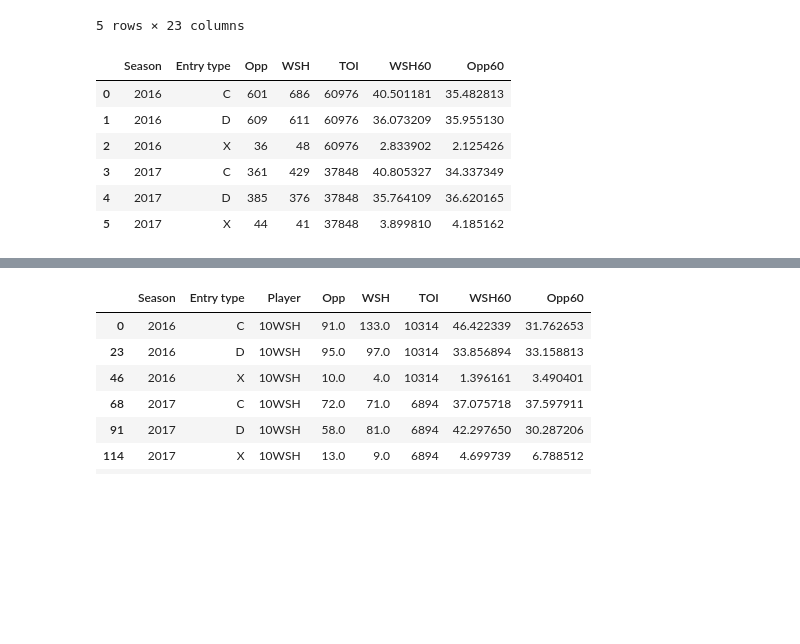
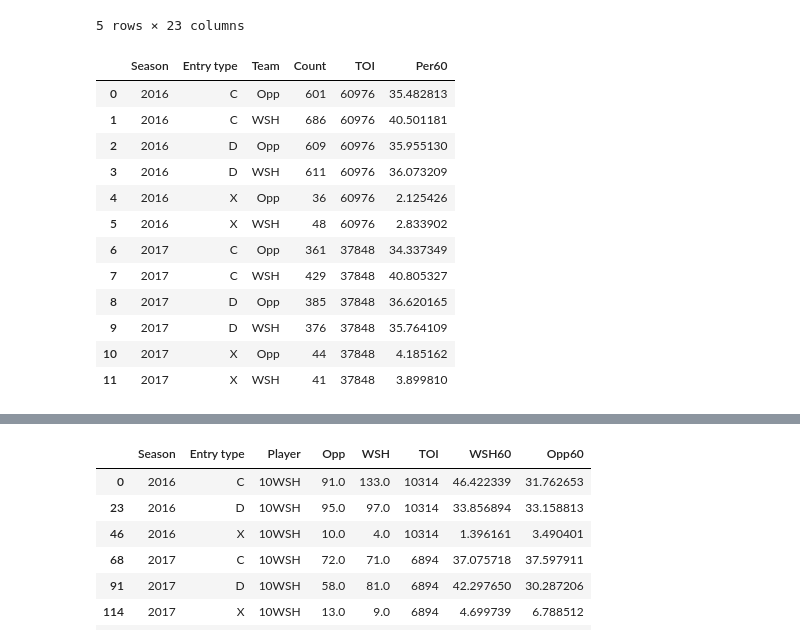
Before and after one commit to muneebalam/scrapenhl2, a Jupyter notebook: examples/Entry and Exit Comparison.ipynb, the cells around one changed output, grey strips where cells are left out. Drawn from its saved outputs; the diff is of its cells as text; code cells hidden in the pictures; blank space fills up the shorter version.

```diff
--- a/examples/Entry and Exit Comparison.ipynb
+++ b/examples/Entry and Exit Comparison.ipynb
@@ -502,6 +502,7 @@ wsh_players = {'Alex Ovechkin': 8, 'Nicklas Backstrom': 19, 'Andre Burakovsky':
               'Tyler Graovac': 91, '': 36, 'Matt Niskanen': 2,
               'Aaron Ness': 55, 'Nathan Walker': 79, 'Taylor Chorney': 4,
               'Zach Sanford': 12, 'Karl Alzner': 27, 'Marcus Johansson': 90,
+               'Zachary Sanford': 12,
                'Justin Williams': 14, 'Daniel Winnik': 26, 'Nate Schmidt': 88}
 
 for col in ['WSH1', 'WSH2', 'WSH3', 'WSH4', 'WSH5']:
@@ -556,31 +724,34 @@ entries2.head()
 # %%
 # Season level
 
 # Count by entry type
 entries60 = entries2[['Season', 'Entry type', 'Team', 'Game', 'Period', 'Time']] \
     .drop_duplicates() \
     [['Season', 'Entry type', 'Team']] \
     .assign(Count=1) \
     .groupby(['Season', 'Entry type', 'Team'], as_index=False) \
-    .count() \
-    .pivot_table(index=['Season', 'Entry type'], columns='Team', values='Count') \
-    .reset_index()
+    .count()
 
 # Add TOI
 toi = dfs['toi']['WSH'] \
     [['Season']].assign(TOI=1) \
     .groupby('Season', as_index=False).count()
 
 entries60 = entries60.merge(toi, how='left', on='Season')
-entries60.loc[:, 'WSH60'] = entries60.WSH / (entries60.TOI / 3600)
-entries60.loc[:, 'Opp60'] = entries60.Opp / (entries60.TOI / 3600)
+entries60.loc[:, 'Per60'] = entries60.Count / (entries60.TOI / 3600)
 
 entries60
 # %% [output]
-|  | Season | Entry type | Opp | WSH | TOI | WSH60 | Opp60 |
-| 0 | 2016 | C | 601 | 686 | 60976 | 40.501181 | 35.482813 |
-| 1 | 2016 | D | 609 | 611 | 60976 | 36.073209 | 35.955130 |
-| 2 | 2016 | X | 36 | 48 | 60976 | 2.833902 | 2.125426 |
-| 3 | 2017 | C | 361 | 429 | 37848 | 40.805327 | 34.337349 |
-| 4 | 2017 | D | 385 | 376 | 37848 | 35.764109 | 36.620165 |
-| 5 | 2017 | X | 44 | 41 | 37848 | 3.899810 | 4.185162 |
+|  | Season | Entry type | Team | Count | TOI | Per60 |
+| 0 | 2016 | C | Opp | 601 | 60976 | 35.482813 |
+| 1 | 2016 | C | WSH | 686 | 60976 | 40.501181 |
+| 2 | 2016 | D | Opp | 609 | 60976 | 35.955130 |
+| 3 | 2016 | D | WSH | 611 | 60976 | 36.073209 |
+| 4 | 2016 | X | Opp | 36 | 60976 | 2.125426 |
+| 5 | 2016 | X | WSH | 48 | 60976 | 2.833902 |
+| 6 | 2017 | C | Opp | 361 | 37848 | 34.337349 |
+| 7 | 2017 | C | WSH | 429 | 37848 | 40.805327 |
+| 8 | 2017 | D | Opp | 385 | 37848 | 36.620165 |
+| 9 | 2017 | D | WSH | 376 | 37848 | 35.764109 |
+| 10 | 2017 | X | Opp | 44 | 37848 | 4.185162 |
+| 11 | 2017 | X | WSH | 41 | 37848 | 3.899810 |
```
Also changed, not shown: parts of 17 cells of this notebook.
